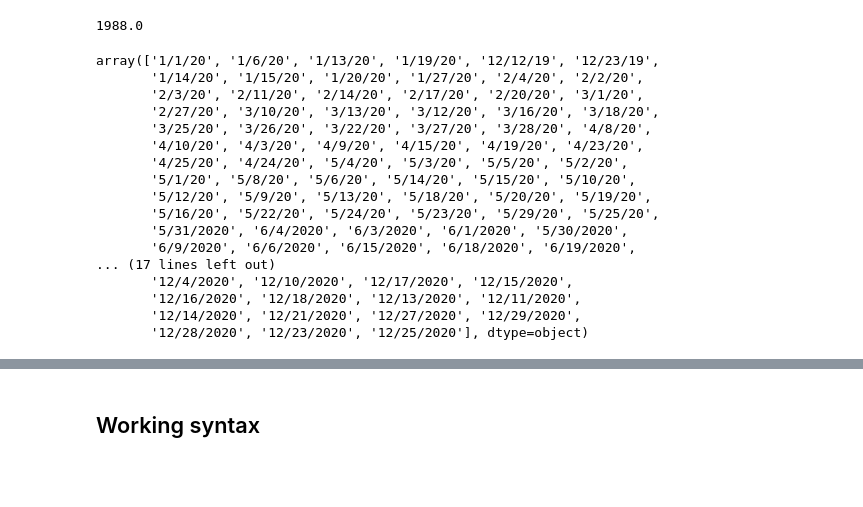
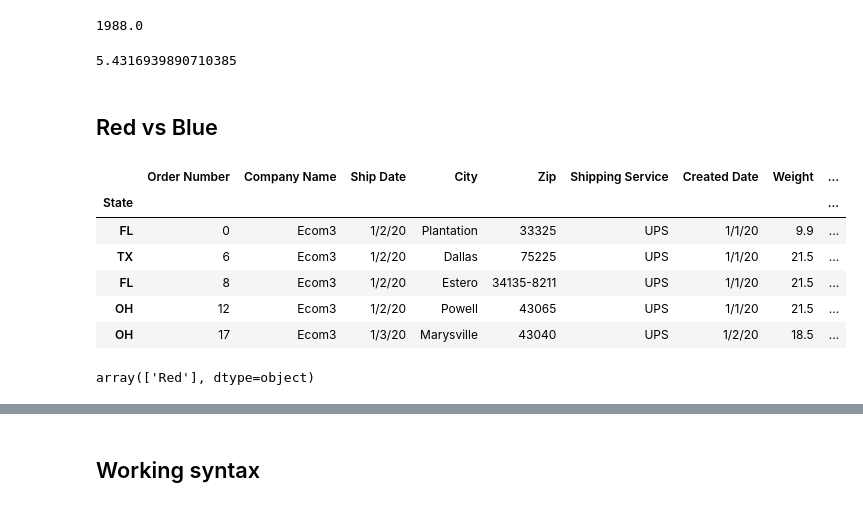
Before and after one commit to Sgant1/Winedemic, a Jupyter notebook: Analysis/Winedemic_Analysis_2020.ipynb, the cells around one changed output, grey strips where cells are left out. Drawn from its saved outputs; the diff is of its cells as text; code cells hidden in the pictures; blank space fills up the shorter version.

```diff
--- a/Analysis/Winedemic_Analysis_2020.ipynb
+++ b/Analysis/Winedemic_Analysis_2020.ipynb
@@ -604,24 +583,10 @@ Wyoming = states_2020.iloc[states_2020.index.isin(slice_list)]
 Wyoming["Item/Bottle Count"].sum()
 # %% [output]
 1988.0
-# %%
-#Trying to figure out how to get each state df to show total item/bottle count by month. .groupby?
-Wyoming["Created Date"].unique()
-# %% [output]
-array(['1/1/20', '1/6/20', '1/13/20', '1/19/20', '12/12/19', '12/23/19',
-       '1/14/20', '1/15/20', '1/20/20', '1/27/20', '2/4/20', '2/2/20',
-       '2/3/20', '2/11/20', '2/14/20', '2/17/20', '2/20/20', '3/1/20',
-       '2/27/20', '3/10/20', '3/13/20', '3/12/20', '3/16/20', '3/18/20',
-       '3/25/20', '3/26/20', '3/22/20', '3/27/20', '3/28/20', '4/8/20',
-       '4/10/20', '4/3/20', '4/9/20', '4/15/20', '4/19/20', '4/23/20',
-       '4/25/20', '4/24/20', '5/4/20', '5/3/20', '5/5/20', '5/2/20',
-       '5/1/20', '5/8/20', '5/6/20', '5/14/20', '5/15/20', '5/10/20',
-       '5/12/20', '5/9/20', '5/13/20', '5/18/20', '5/20/20', '5/19/20',
-       '5/16/20', '5/22/20', '5/24/20', '5/23/20', '5/29/20', '5/25/20',
-       '5/31/2020', '6/4/2020', '6/3/2020', '6/1/2020', '5/30/2020',
-       '6/9/2020', '6/6/2020', '6/15/2020', '6/18/2020', '6/19/2020',
-... (17 lines left out)
-       '12/4/2020', '12/10/2020', '12/17/2020', '12/15/2020',
-       '12/16/2020', '12/18/2020', '12/13/2020', '12/11/2020',
-       '12/14/2020', '12/21/2020', '12/27/2020', '12/29/2020',
-       '12/28/2020', '12/23/2020', '12/25/2020'], dtype=object)
+# %%
+#Average order size
+Wyoming["Item/Bottle Count"].mean()
+# %% [output]
+5.4316939890710385
+# %% [markdown]
+## Red vs Blue
@@ -627,0 +600,17 @@ array(['1/1/20', '1/6/20', '1/13/20', '1/19/20', '12/12/19', '12/23/19',
+# %%
+#Create a df with only orders created in red states.
+red_states_2020= states_2020[states_2020['Political Alignment'] == 'Red']
+red_states_2020.head()
+# %% [output]
+|  | Order Number | Company Name | Ship Date | City | Zip | Shipping Service | Created Date | Weight | ... |
+| State |  |  |  |  |  |  |  |  | ... |
+| FL | 0 | Ecom3 | 1/2/20 | Plantation | 33325 | UPS | 1/1/20 | 9.9 | ... |
+| TX | 6 | Ecom3 | 1/2/20 | Dallas | 75225 | UPS | 1/1/20 | 21.5 | ... |
+| FL | 8 | Ecom3 | 1/2/20 | Estero | 34135-8211 | UPS | 1/1/20 | 21.5 | ... |
+| OH | 12 | Ecom3 | 1/2/20 | Powell | 43065 | UPS | 1/1/20 | 21.5 | ... |
+| OH | 17 | Ecom3 | 1/3/20 | Marysville | 43040 | UPS | 1/2/20 | 18.5 | ... |
+# %%
+#Check that red_states_2020 is all "Red"
+red_states_2020["Political Alignment"].unique()
+# %% [output]
+array(['Red'], dtype=object)
```
Also changed, not shown: parts of 27 cells of this notebook, 6 other files.
